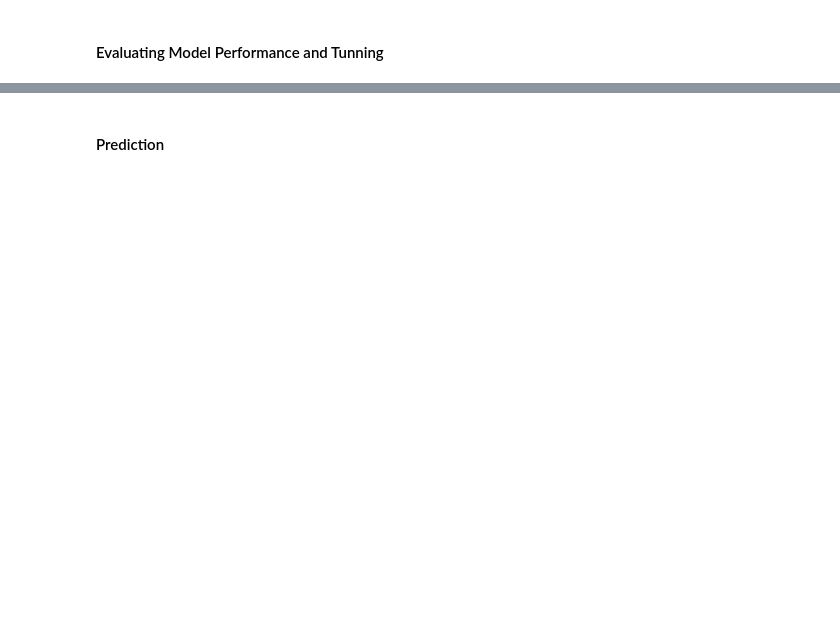
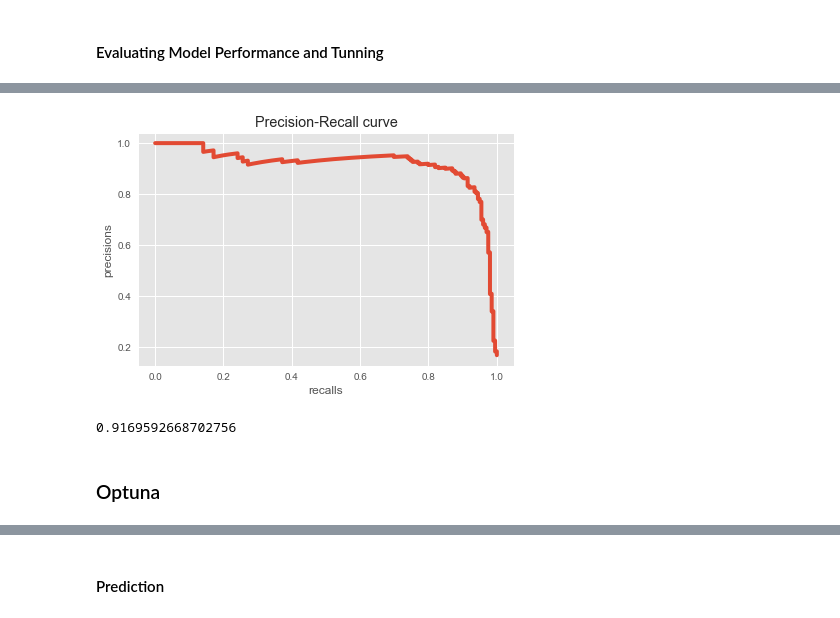
Before and after one commit to Furkan-Coskun/Project, a Jupyter notebook: Churn_Prediction_Student_Notebook_V2.ipynb, the cells around one changed output, grey strips where cells are left out. Drawn from its saved outputs; the diff is of its cells as text; code cells hidden in the pictures; blank space fills up the shorter version.

```diff
--- a/Churn_Prediction_Student_Notebook_V2.ipynb
+++ b/Churn_Prediction_Student_Notebook_V2.ipynb
@@ -907,0 +1021,12 @@ X_train, X_test, y_train, y_test = train_test_split(X, y, test_size=0.3, random_
+# %%
+from sklearn.metrics import recall_score,\
+                            f1_score, precision_recall_curve,\
+                            average_precision_score
+y_pred_proba = model.predict(X_test)
+precisions, recalls, thresholds = precision_recall_curve(y_test, y_pred_proba)
+plt.plot(recalls, precisions, label='ANN')
+plt.xlabel('recalls')
+plt.ylabel('precisions')
+plt.title('Precision-Recall curve')
+plt.show()
+# %% [output]
@@ -907,0 +1034,6 @@ X_train, X_test, y_train, y_test = train_test_split(X, y, test_size=0.3, random_
+[figure, added]
+# %%
+weighted_pre_score = average_precision_score(y_test, y_pred_proba)
+weighted_pre_score
+# %% [output]
+0.9169592668702756
@@ -907,0 +1043,2 @@ X_train, X_test, y_train, y_test = train_test_split(X, y, test_size=0.3, random_
+# %% [markdown]
+### Optuna
```
Also changed, not shown: parts of 65 cells of this notebook.
